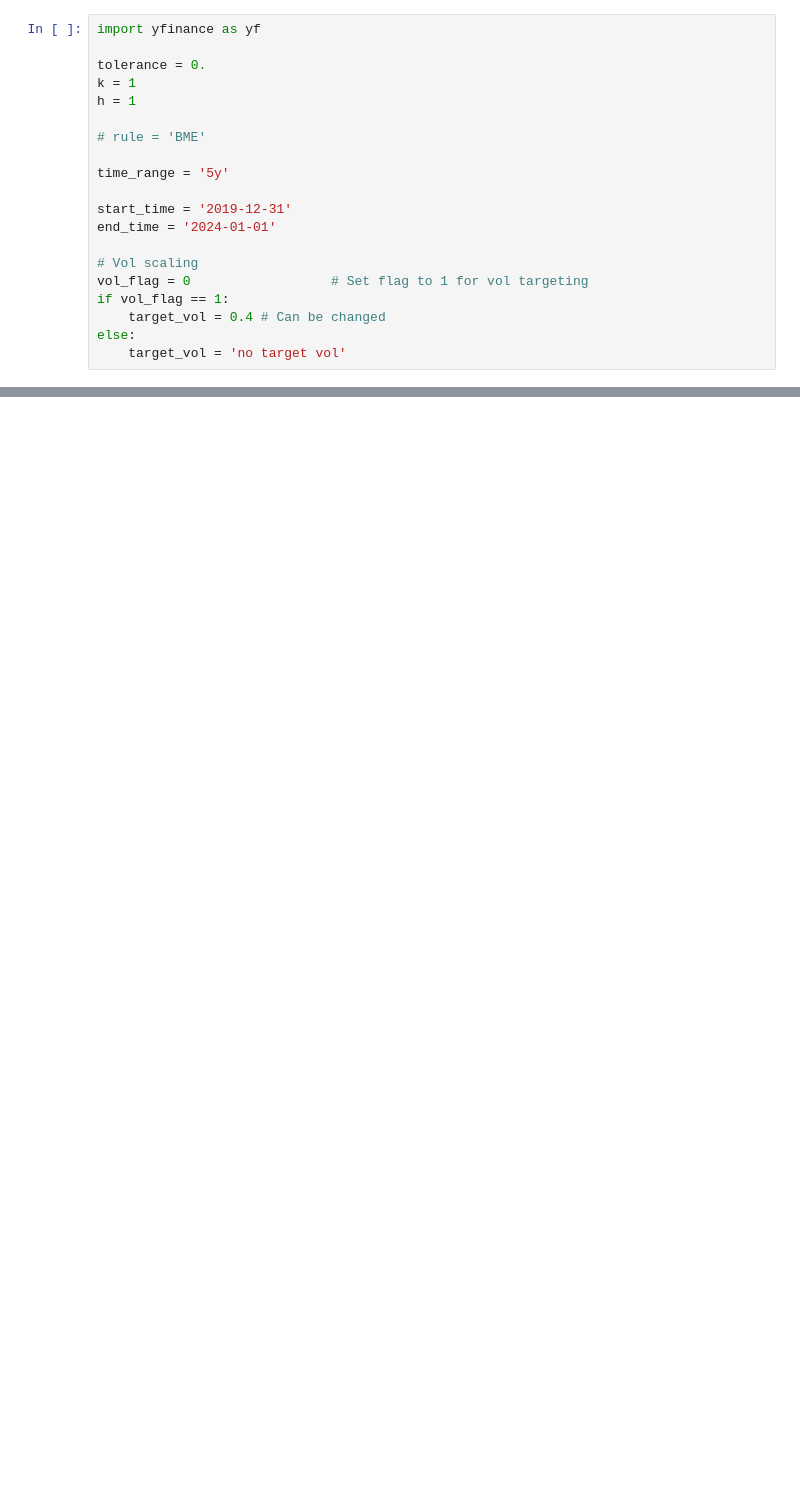
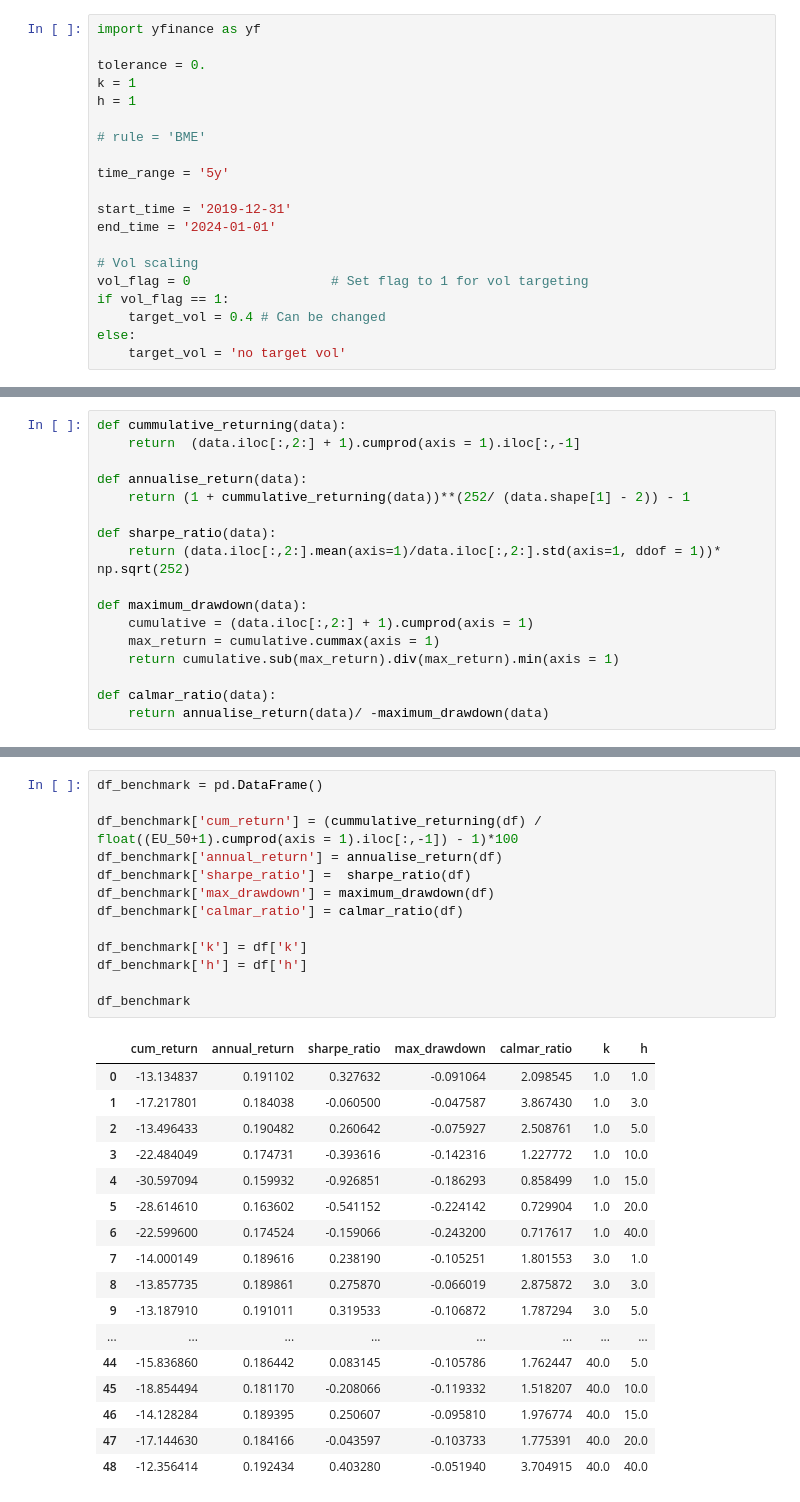
Before and after one commit to NotCodingWell/TSMOM, a Jupyter notebook: analysis.ipynb, the cells around one changed output, grey strips where cells are left out. Drawn from its saved outputs; the diff is of its cells as text; blank space fills up the shorter version.

```diff
--- a/analysis.ipynb
+++ b/analysis.ipynb
@@ -140,4 +114,21 @@ EU_50.mean(axis=1)/EU_50.std(axis=1)
 dtype: float64
+# %%
+def cummulative_returning(data):
+    return  (data.iloc[:,2:] + 1).cumprod(axis = 1).iloc[:,-1]
+
+def annualise_return(data):
+    return (1 + cummulative_returning(data))**(252/ (data.shape[1] - 2)) - 1
+
+def sharpe_ratio(data):
+    return (data.iloc[:,2:].mean(axis=1)/data.iloc[:,2:].std(axis=1, ddof = 1))* np.sqrt(252)
+
+def maximum_drawdown(data):
+    cumulative = (data.iloc[:,2:] + 1).cumprod(axis = 1)
+    max_return = cumulative.cummax(axis = 1)
+    return cumulative.sub(max_return).div(max_return).min(axis = 1)
+
+def calmar_ratio(data):
+    return annualise_return(data)/ -maximum_drawdown(data)
 # %%
 cummulative_return = (df.iloc[:,2:] + 1).cumprod(axis = 1).reset_index(drop= True).sort_values(by = ['2023-12-29 00:00:00+01:00'], ascending = False)[:10]
 
@@ -275,0 +180,31 @@ plt.show()
+# %%
+df_benchmark = pd.DataFrame()
+
+df_benchmark['cum_return'] = (cummulative_returning(df) / float((EU_50+1).cumprod(axis = 1).iloc[:,-1]) - 1)*100
+df_benchmark['annual_return'] = annualise_return(df)
+df_benchmark['sharpe_ratio'] =  sharpe_ratio(df)
+df_benchmark['max_drawdown'] = maximum_drawdown(df)
+df_benchmark['calmar_ratio'] = calmar_ratio(df)
+
+df_benchmark['k'] = df['k']
+df_benchmark['h'] = df['h']
+
+df_benchmark
+# %% [output]
+|  | cum_return | annual_return | sharpe_ratio | max_drawdown | calmar_ratio | k | h |
+| 0 | -13.134837 | 0.191102 | 0.327632 | -0.091064 | 2.098545 | 1.0 | 1.0 |
+| 1 | -17.217801 | 0.184038 | -0.060500 | -0.047587 | 3.867430 | 1.0 | 3.0 |
+| 2 | -13.496433 | 0.190482 | 0.260642 | -0.075927 | 2.508761 | 1.0 | 5.0 |
+| 3 | -22.484049 | 0.174731 | -0.393616 | -0.142316 | 1.227772 | 1.0 | 10.0 |
+| 4 | -30.597094 | 0.159932 | -0.926851 | -0.186293 | 0.858499 | 1.0 | 15.0 |
+| 5 | -28.614610 | 0.163602 | -0.541152 | -0.224142 | 0.729904 | 1.0 | 20.0 |
+| 6 | -22.599600 | 0.174524 | -0.159066 | -0.243200 | 0.717617 | 1.0 | 40.0 |
+| 7 | -14.000149 | 0.189616 | 0.238190 | -0.105251 | 1.801553 | 3.0 | 1.0 |
+| 8 | -13.857735 | 0.189861 | 0.275870 | -0.066019 | 2.875872 | 3.0 | 3.0 |
+| 9 | -13.187910 | 0.191011 | 0.319533 | -0.106872 | 1.787294 | 3.0 | 5.0 |
+| ... | ... | ... | ... | ... | ... | ... | ... |
+| 44 | -15.836860 | 0.186442 | 0.083145 | -0.105786 | 1.762447 | 40.0 | 5.0 |
+| 45 | -18.854494 | 0.181170 | -0.208066 | -0.119332 | 1.518207 | 40.0 | 10.0 |
+| 46 | -14.128284 | 0.189395 | 0.250607 | -0.095810 | 1.976774 | 40.0 | 15.0 |
+| 47 | -17.144630 | 0.184166 | -0.043597 | -0.103733 | 1.775391 | 40.0 | 20.0 |
+| 48 | -12.356414 | 0.192434 | 0.403280 | -0.051940 | 3.704915 | 40.0 | 40.0 |
```
Also changed, not shown: parts of 24 cells of this notebook.
